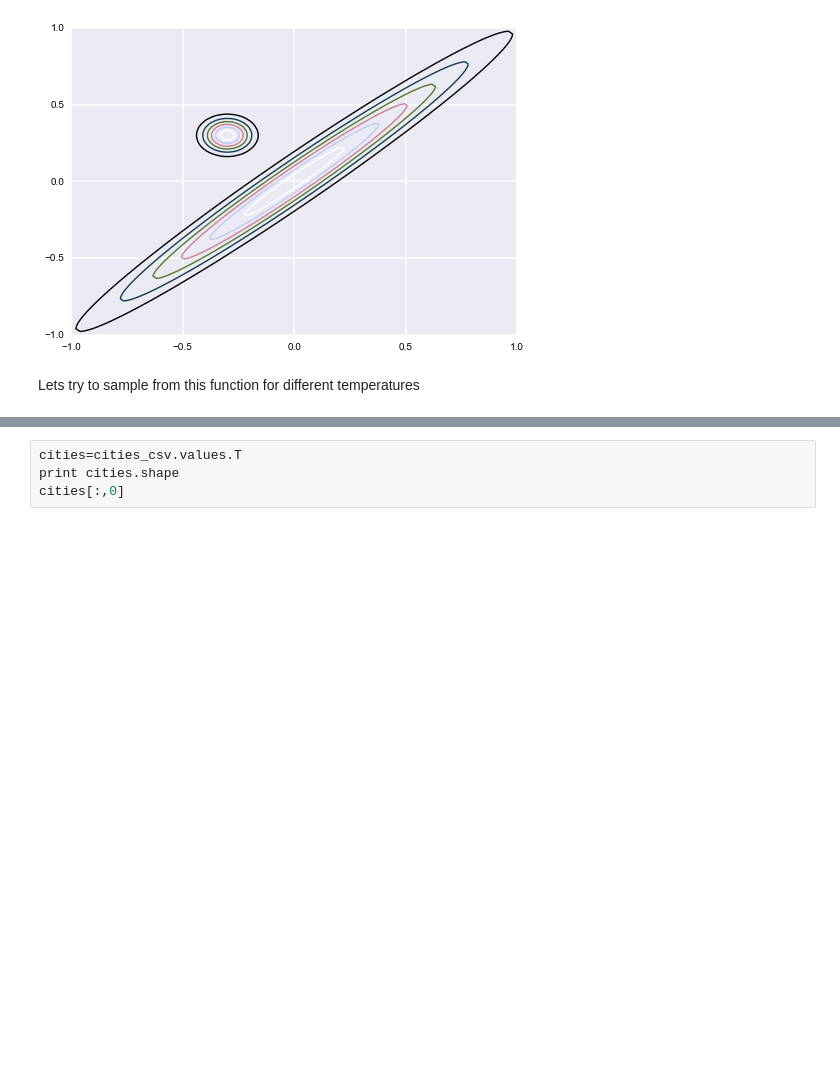
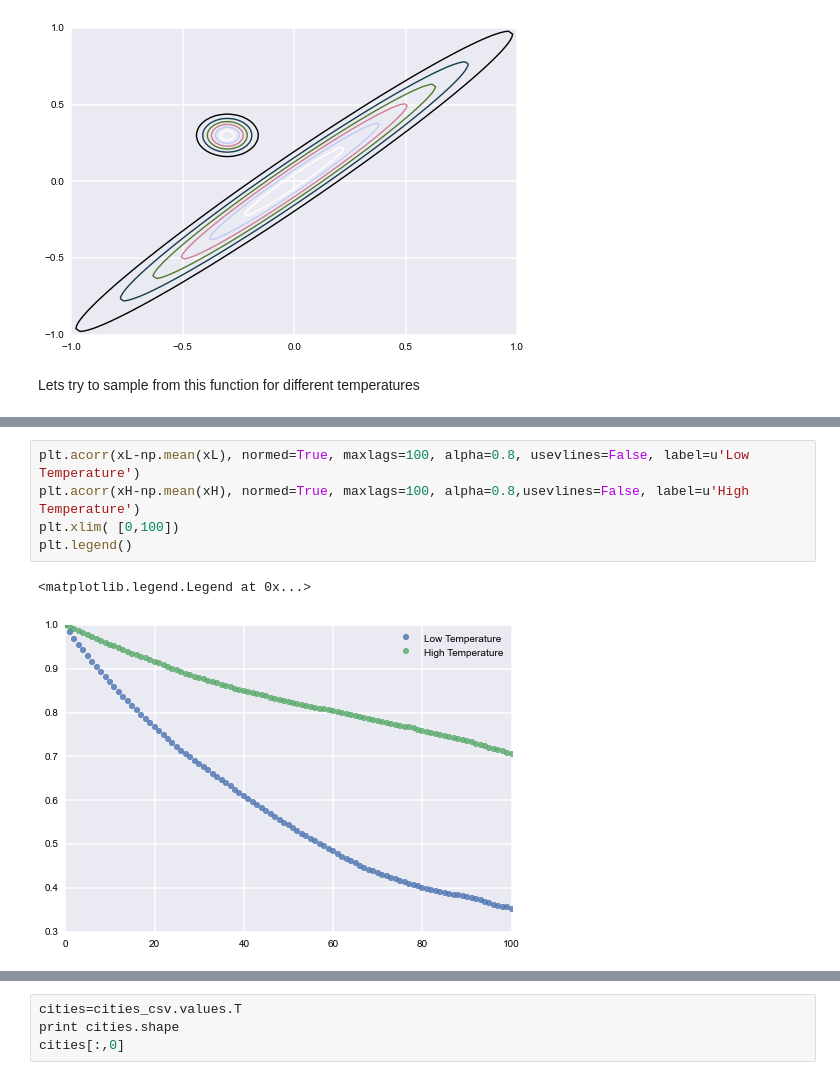
Before and after one commit to AM207/Site, a Jupyter notebook: am207/content/notebooks/Lecture13_SimulatedAnnealing.ipynb, the cells around one changed output, grey strips where cells are left out. Saved outputs shown, nothing was run; the diff lists cells and outputs as text; blank space fills up the shorter version.

```diff
--- a/am207/content/notebooks/Lecture13_SimulatedAnnealing.ipynb
+++ b/am207/content/notebooks/Lecture13_SimulatedAnnealing.ipynb
@@ -134,3 +139,11 @@ plt.plot(x10[1],y10[1], 'ks', ms=10)
+# %%
+plt.acorr(xL-np.mean(xL), normed=True, maxlags=100, alpha=0.8, usevlines=False, label=u'Low Temperature')
+plt.acorr(xH-np.mean(xH), normed=True, maxlags=100, alpha=0.8,usevlines=False, label=u'High Temperature')
+plt.xlim( [0,100])
+plt.legend()
+# %% [output]
+<matplotlib.legend.Legend at 0x...>
+[figure, added]
 # %% [markdown]
 As expected, high temperatures (red dots and lines above) can achieve higher mixing where lower temperature chains sample the details much better. This is also the motivation of parallel tempering we will see in the next lecture.
 
```
Also changed, not shown: parts of 12 cells of this notebook, 1 other file.
